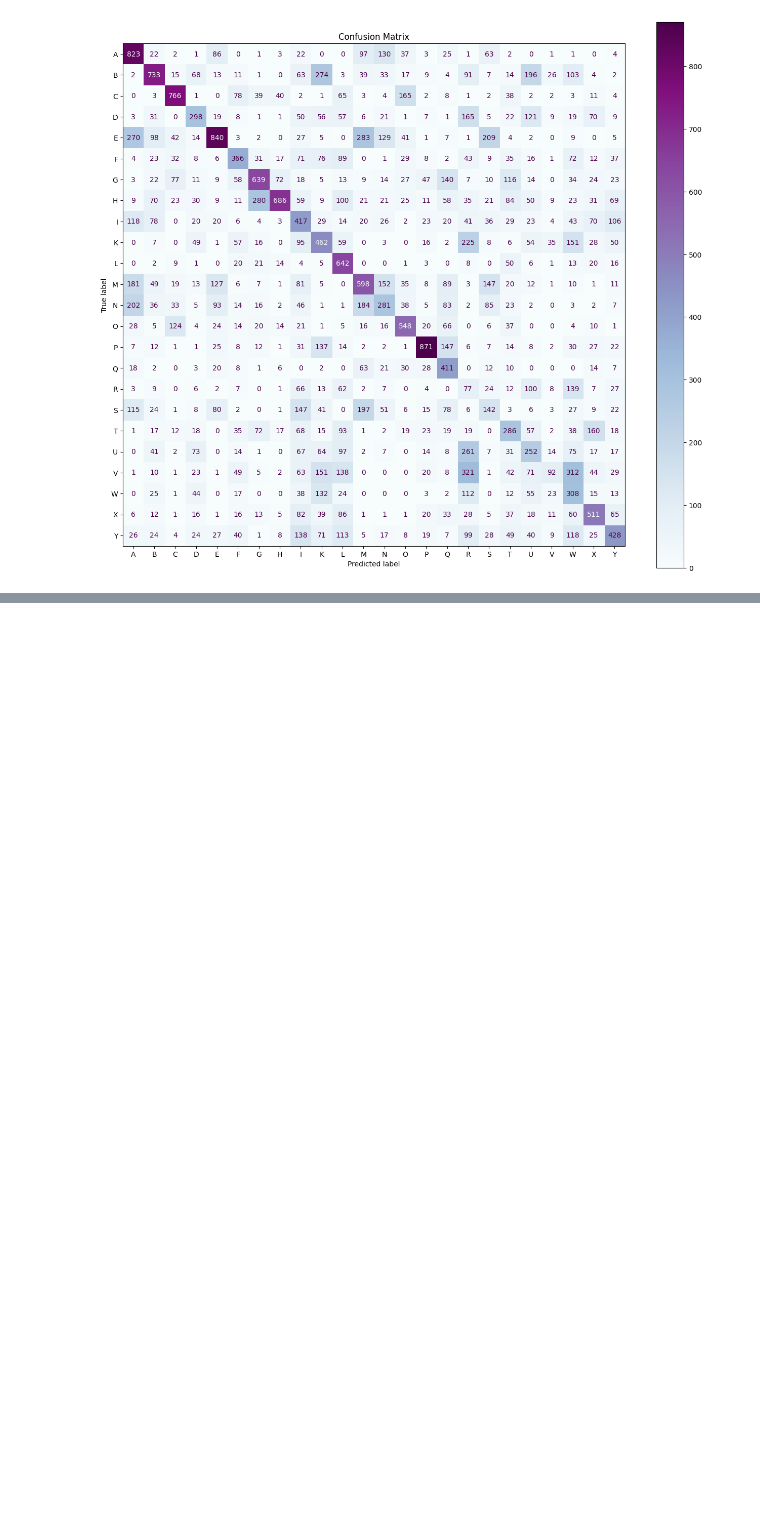
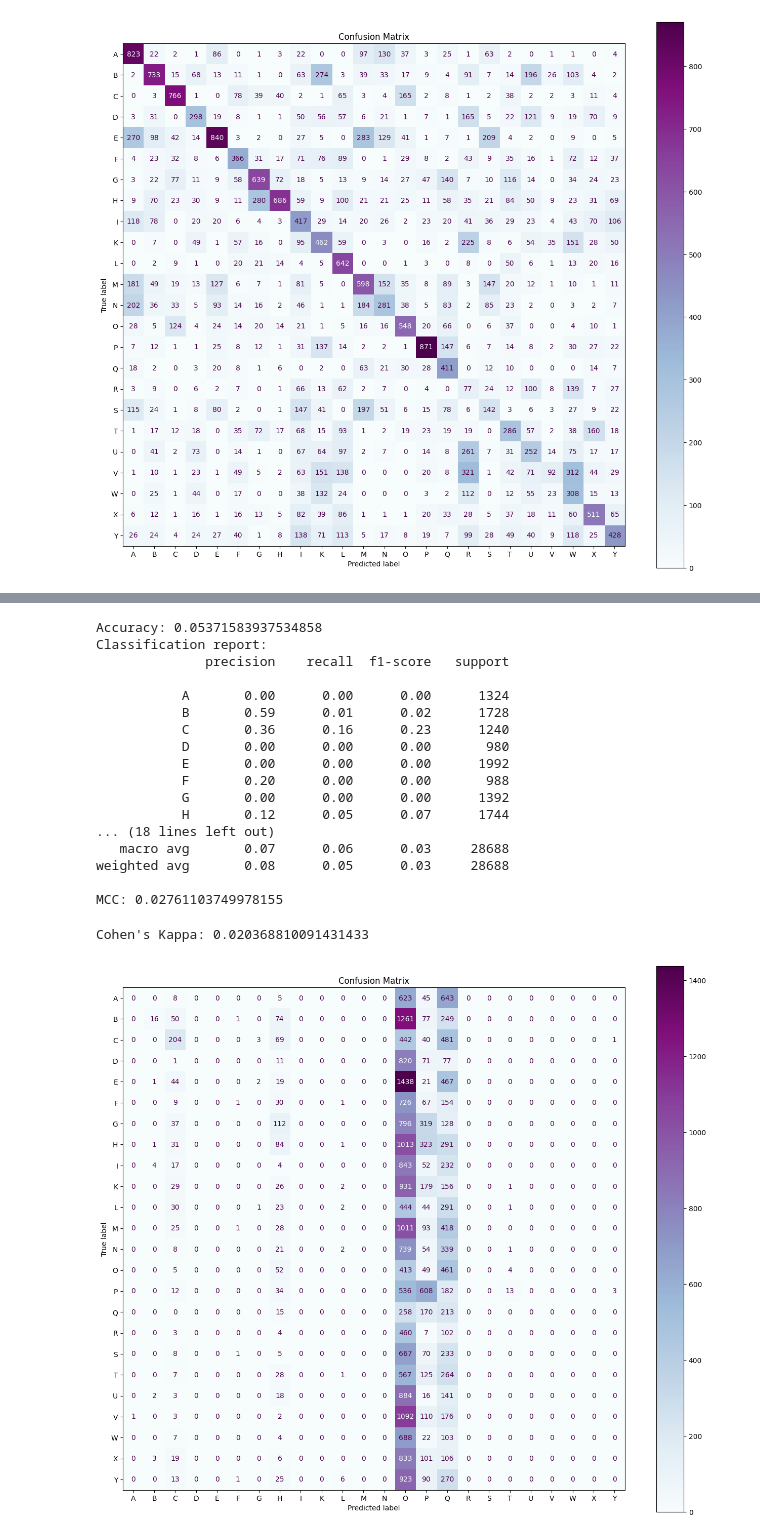
Before and after one commit to DataScienceAndEngineering/machine-learning-dse-i210-final-project-signlanguageclassification, a Jupyter notebook: notebooks/1.5-su-random-forest.ipynb, the cells around one changed output, grey strips where cells are left out. Drawn from its saved outputs; the diff is of its cells as text; code cells hidden in the pictures; blank space fills up the shorter version.

```diff
--- a/notebooks/1.5-su-random-forest.ipynb
+++ b/notebooks/1.5-su-random-forest.ipynb
@@ -552,0 +604,25 @@ Cohen's Kappa: 0.374040647692079
+# %%
+# applying RFC on Test data
+y_pred_rfc_test = rfc.predict(X_test)
+# %%
+evaluate_model(y_test, y_pred_rfc_test, letters)
+# %% [output]
+Accuracy: 0.05371583937534858
+Classification report:
+              precision    recall  f1-score   support
+
+           A       0.00      0.00      0.00      1324
+           B       0.59      0.01      0.02      1728
+           C       0.36      0.16      0.23      1240
+           D       0.00      0.00      0.00       980
+           E       0.00      0.00      0.00      1992
+           F       0.20      0.00      0.00       988
+           G       0.00      0.00      0.00      1392
+           H       0.12      0.05      0.07      1744
+... (18 lines left out)
+   macro avg       0.07      0.06      0.03     28688
+weighted avg       0.08      0.05      0.03     28688
+
+MCC: 0.02761103749978155
+Cohen's Kappa: 0.020368810091431433
+[figure, added]
```
Also changed, not shown: parts of 7 cells of this notebook.
